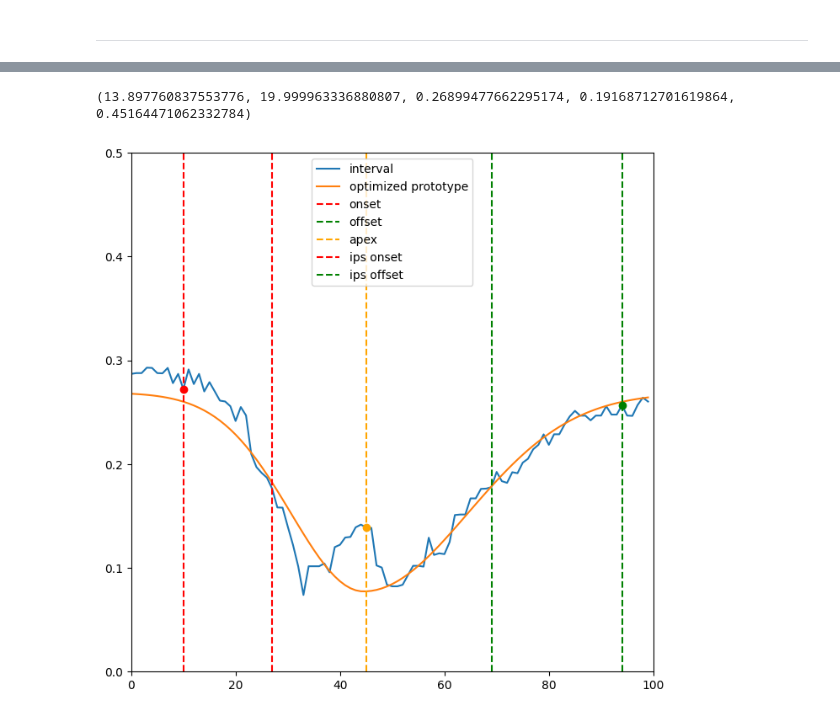
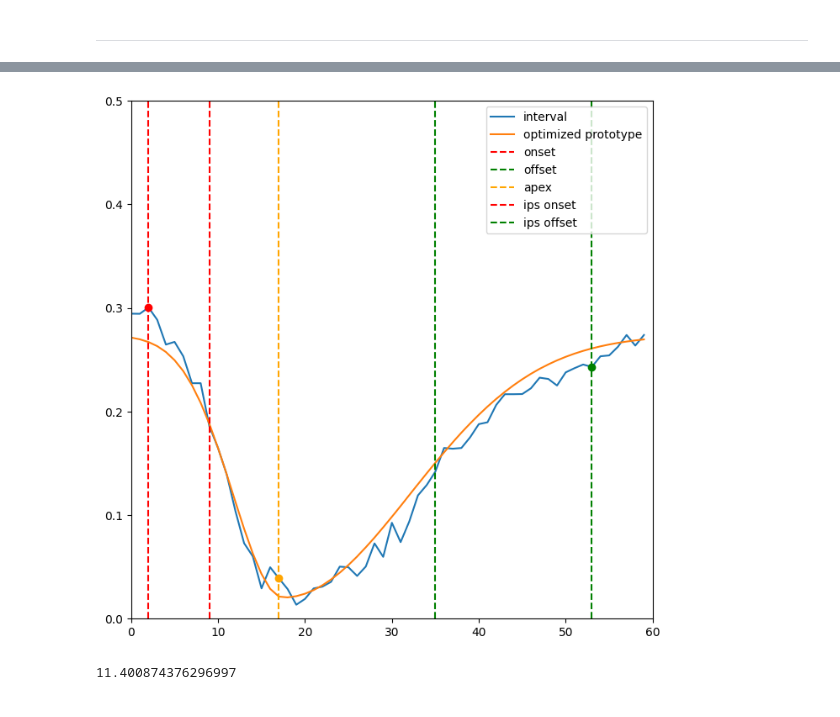
Before and after one commit to cvjena/ESPBM, a Jupyter notebook: sample_experiments/fitting.ipynb, the cells around one changed output, grey strips where cells are left out. Cells and saved outputs as stored; diff of their text form; code cells hidden in the pictures.

```diff
--- a/sample_experiments/fitting.ipynb
+++ b/sample_experiments/fitting.ipynb
@@ -15,9 +12,9 @@ import espbm
 # %% [markdown]
 ### Data Loading
 # %%
-ear_data = pd.read_csv("data/sample_ear_short.csv")
+ear_data = pd.read_csv("data/sample_ear_full.csv")
 display(ear_data.head())
 
-ear_l = ear_data["EAR_l"].values
-ear_r = ear_data["EAR_r"].values
+ear_l = ear_data["EAR2D6_l"].to_numpy()
+ear_r = ear_data["EAR2D6_r"].to_numpy()
 # %% [output]
@@ -35,8 +32,13 @@ plt.show()
 # %% [markdown]
 ----
 # %%
-prototype, params = espbm.manual.define_prototype(return_params=True)
+prototype, params = espbm.manual.define_prototype(
+    sig1=6.0,
+    sig2=12.0,
+    window_size=60,
+    return_params=True,
+)
 print(params)
-espbm.plot.manual_prototype(prototype=prototype, params=params)
+espbm.plot.manual_prototype(prototype=prototype, params=params, window_size=60)
 plt.show()
 # %% [output]
@@ -48,34 +50,36 @@ matches_r = espbm.match.find_prototype(ear_r, prototype, max_prototype_distance=
 # %%
 idx = 6
 interval = ear_l[matches_l[idx][0] : matches_l[idx][1]]
-
-o_proto, o_params = espbm.match.optim(interval, params)
-print(o_params)
 fig, ax = plt.subplots(1, 1, figsize=(8, 8))
 ax.set_xlim(0, len(interval))
 ax.set_ylim(0, 0.5)
 ax.plot(interval, label="interval")
-ax.plot(o_proto, label="optimized prototype")
 
-# plot the onset, offset and apex
-sig1, sig2, baseline, prominance, apex_location = o_params
-stats = espbm.match.interval_stats(interval, o_params)
 
-ax.axvline(stats["onset_x"], color="red", linestyle="--", label="onset")
-ax.axvline(stats["offset_x"], color="green", linestyle="--", label="offset")
-ax.axvline(stats["apex_location"], color="orange", linestyle="--", label="apex")
+o_proto, o_params = espbm.match.optim(interval, params, window_size=60)
+if o_params is None:
+    print("No match found")
+else:
+    ax.plot(o_proto, label="optimized prototype")
 
-# plot the onset, offset and apex
-ax.plot(stats["onset_x"], stats["onset_y"], "ro")
-ax.plot(stats["offset_x"], stats["offset_y"], "go")
-ax.plot(stats["apex_location"], stats["apex_score"], "o", color="orange")
+    # plot the onset, offset and apex
+    sig1, sig2, baseline, prominance, apex_location = o_params
+    stats = espbm.match.interval_stats(interval, o_params)
 
-# ips
-ax.axvline(stats["ips_left"], color="red", linestyle="--", label="ips onset")
-ax.axvline(stats["ips_right"], color="green", linestyle="--", label="ips offset")
+    ax.axvline(stats["onset_x"], color="red", linestyle="--", label="onset")
+    ax.axvline(stats["offset_x"], color="green", linestyle="--", label="offset")
+    ax.axvline(stats["apex_location"], color="orange", linestyle="--", label="apex")
 
-ax.legend()
+    # plot the onset, offset and apex
+    ax.plot(stats["onset_x"], stats["onset_y"], "ro")
+    ax.plot(stats["offset_x"], stats["offset_y"], "go")
+    ax.plot(stats["apex_location"], stats["apex_score"], "o", color="orange")
+
+    # ips
+    ax.axvline(stats["ips_left"], color="red", linestyle="--", label="ips onset")
+    ax.axvline(stats["ips_right"], color="green", linestyle="--", label="ips offset")
+
+    ax.legend()
 plt.show()
 # %% [output]
-(13.897760837553776, 19.999963336880807, 0.26899477662295174, 0.19168712701619864, 0.45164471062332784)
-[figure, old version]
+[figure, new version]
@@ -81,0 +88,10 @@ plt.show()
+# %%
+# time it
+s = time.time()
+for m in matches_l:
+    _from, _to, _ = m
+    interval = ear_l[_from:_to]
+    o_proto, o_params = espbm.match.optim(interval, params)
+print(time.time() - s)
+# %% [output]
+11.400874376296997
```
Also changed, not shown: parts of 5 cells of this notebook, 5 other files.
